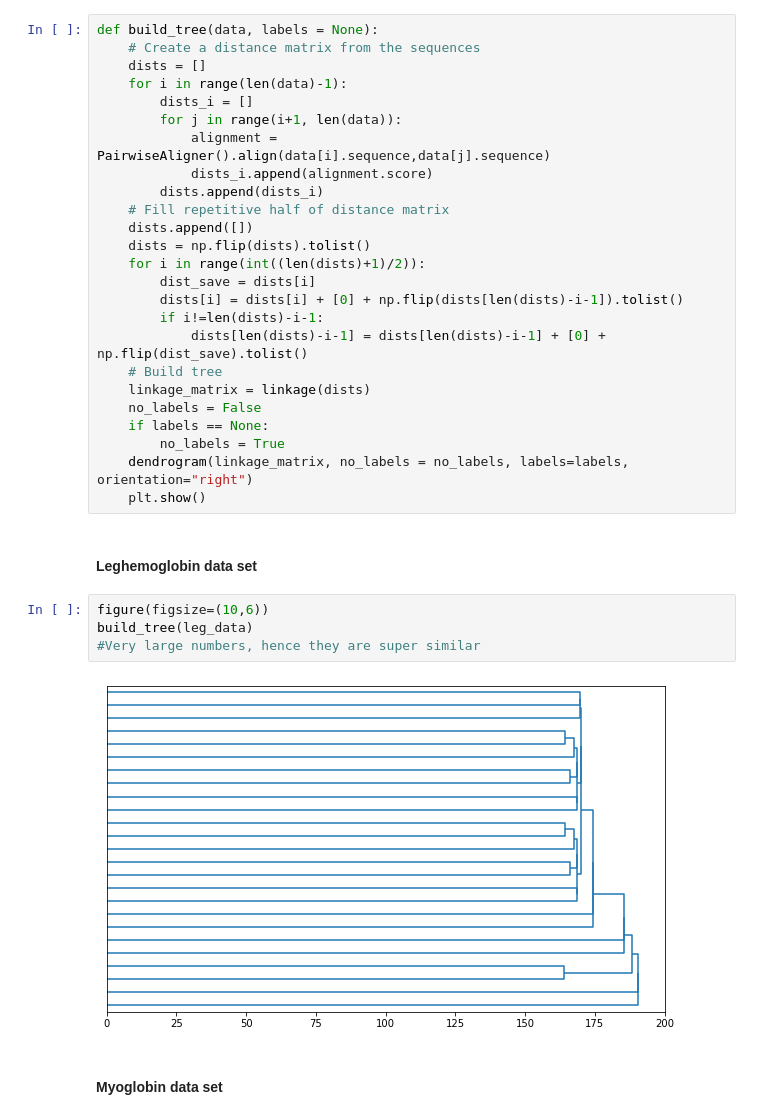
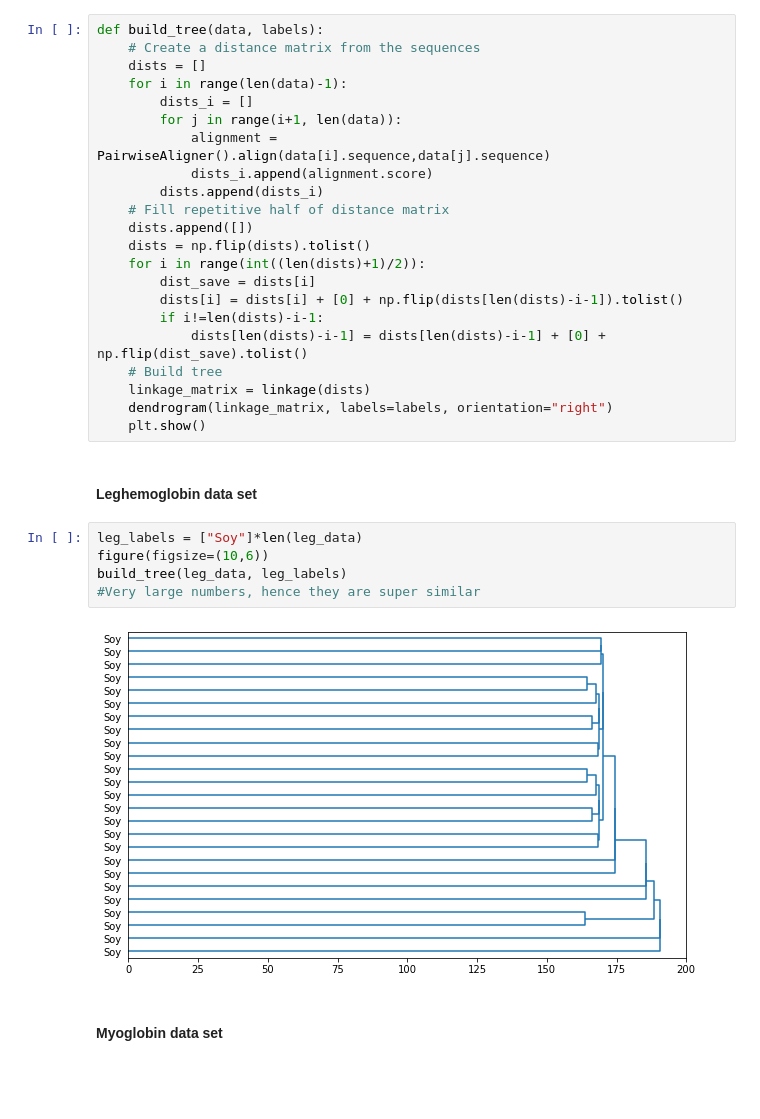
Before and after one commit to KevinTTruong/CS123B-Project, a Jupyter notebook: Workspace.ipynb, the cells around one changed output. Drawn from its saved outputs; the diff is of its cells as text; blank space fills up the shorter version.

```diff
--- a/Workspace.ipynb
+++ b/Workspace.ipynb
@@ -64,7 +64,7 @@ combined.close()
 # %% [markdown]
 ### Build a Phylogenetic Tree using a Distance Matrix
 # %%
-def build_tree(data, labels = None):
+def build_tree(data, labels):
     # Create a distance matrix from the sequences
     dists = []
     for i in range(len(data)-1):
@@ -83,19 +83,17 @@ def build_tree(data, labels = None):
             dists[len(dists)-i-1] = dists[len(dists)-i-1] + [0] + np.flip(dist_save).tolist()
     # Build tree
     linkage_matrix = linkage(dists)
-    no_labels = False
-    if labels == None:
-        no_labels = True
-    dendrogram(linkage_matrix, no_labels = no_labels, labels=labels, orientation="right")
+    dendrogram(linkage_matrix, labels=labels, orientation="right")
     plt.show()
 # %% [markdown]
 #### Leghemoglobin data set
 # %%
+leg_labels = ["Soy"]*len(leg_data)
 figure(figsize=(10,6))
-build_tree(leg_data)
+build_tree(leg_data, leg_labels)
 #Very large numbers, hence they are super similar
 # %% [output]
-[figure, old version]
+[figure, new version]
 # %% [markdown]
 #### Myoglobin data set
 # %% [markdown]
```
Also changed, not shown: parts of 6 cells of this notebook.
